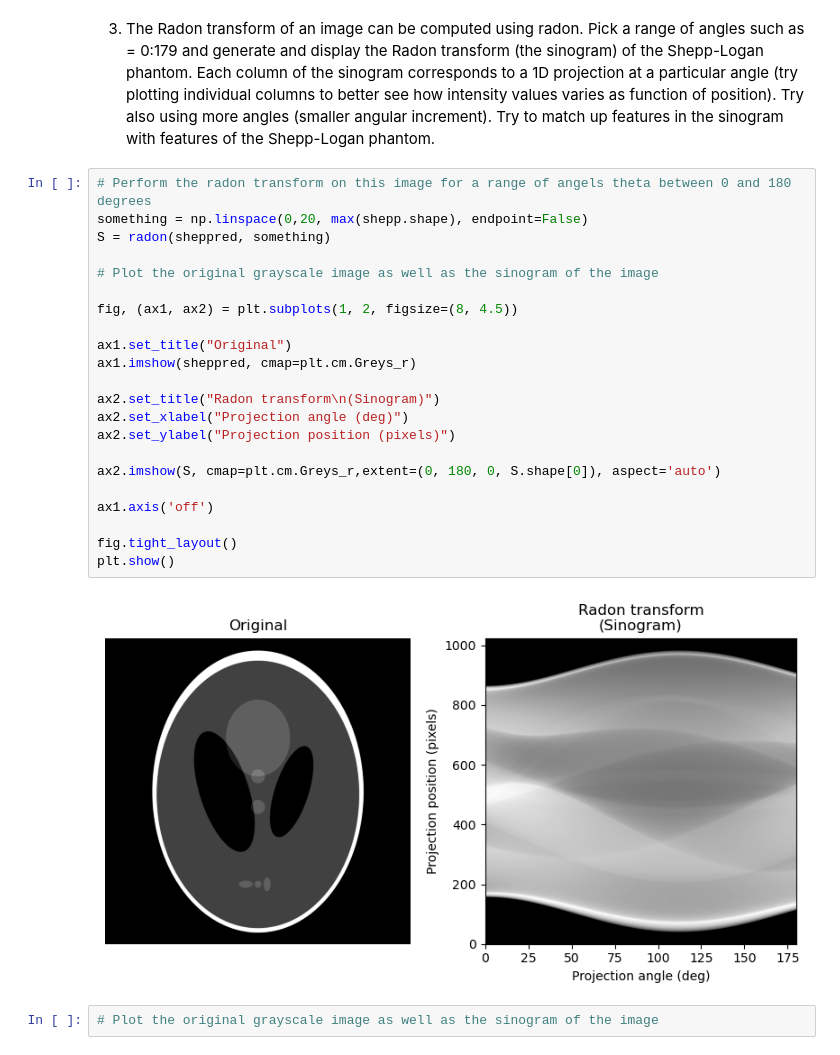
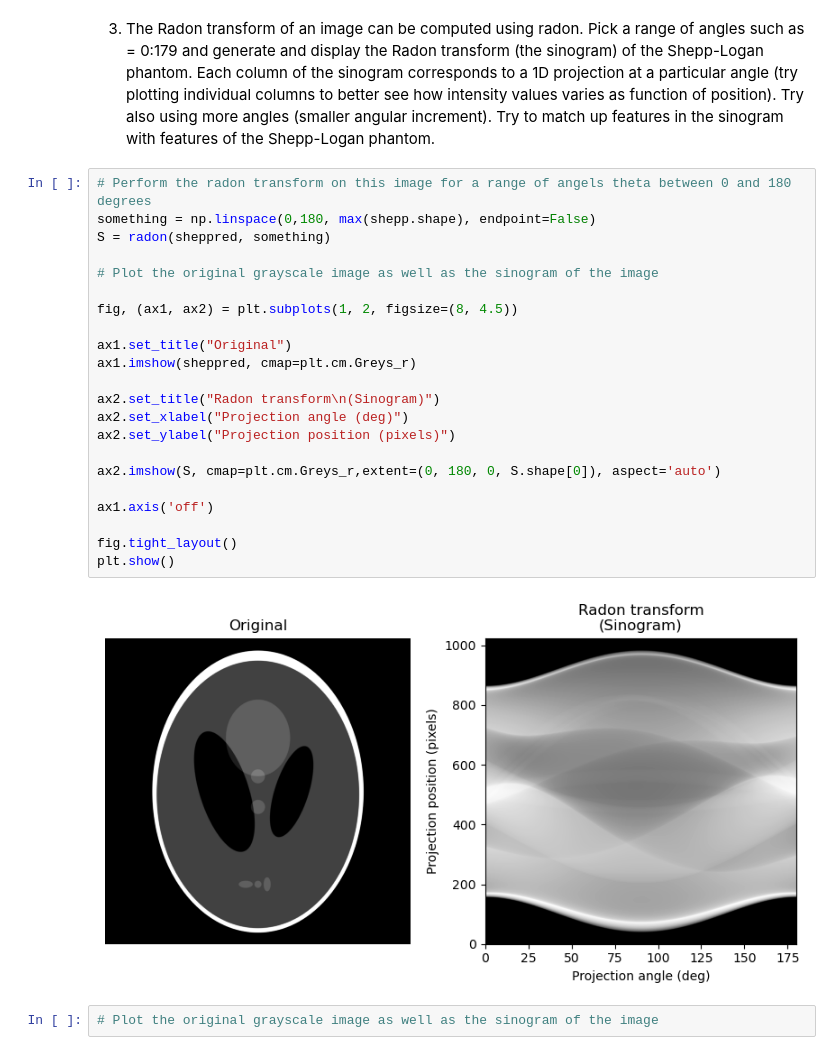
Before and after one commit to TubTub62/MIA, a Jupyter notebook: handin1/MIA_Handin1_students.ipynb, the cells around one changed output. Cells and saved outputs as stored; diff of their text form.

```diff
--- a/handin1/MIA_Handin1_students.ipynb
+++ b/handin1/MIA_Handin1_students.ipynb
@@ -143,28 +139,28 @@ varies as function of position). Try also using more angles (smaller angular inc
 Try to match up features in the sinogram with features of the Shepp-Logan phantom.
 # %%
 # Perform the radon transform on this image for a range of angels theta between 0 and 180 degrees
-something = np.linspace(0,20, max(shepp.shape), endpoint=False)
+something = np.linspace(0,180, max(shepp.shape), endpoint=False)
 S = radon(sheppred, something)
 
 # Plot the original grayscale image as well as the sinogram of the image
 
 fig, (ax1, ax2) = plt.subplots(1, 2, figsize=(8, 4.5))
 
 ax1.set_title("Original")
 ax1.imshow(sheppred, cmap=plt.cm.Greys_r)
 
 ax2.set_title("Radon transform\n(Sinogram)")
 ax2.set_xlabel("Projection angle (deg)")
 ax2.set_ylabel("Projection position (pixels)")
 
 ax2.imshow(S, cmap=plt.cm.Greys_r,extent=(0, 180, 0, S.shape[0]), aspect='auto')
 
 ax1.axis('off')
 
 fig.tight_layout()
 plt.show()
 # %% [output]
-[figure, old version]
+[figure, new version]
 # %%
 # Plot the original grayscale image as well as the sinogram of the image
 # %% [markdown]
```
Also changed, not shown: parts of 6 cells of this notebook, 1 other file.
